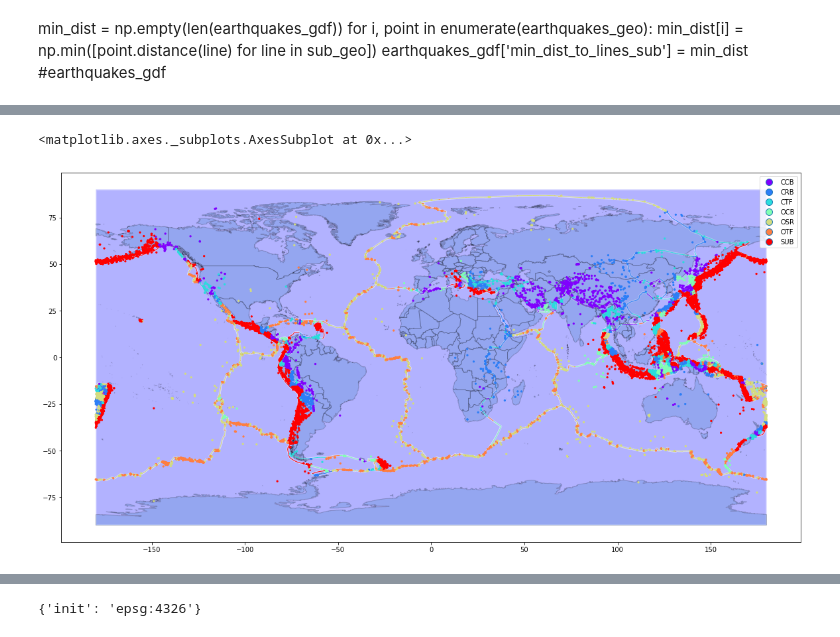
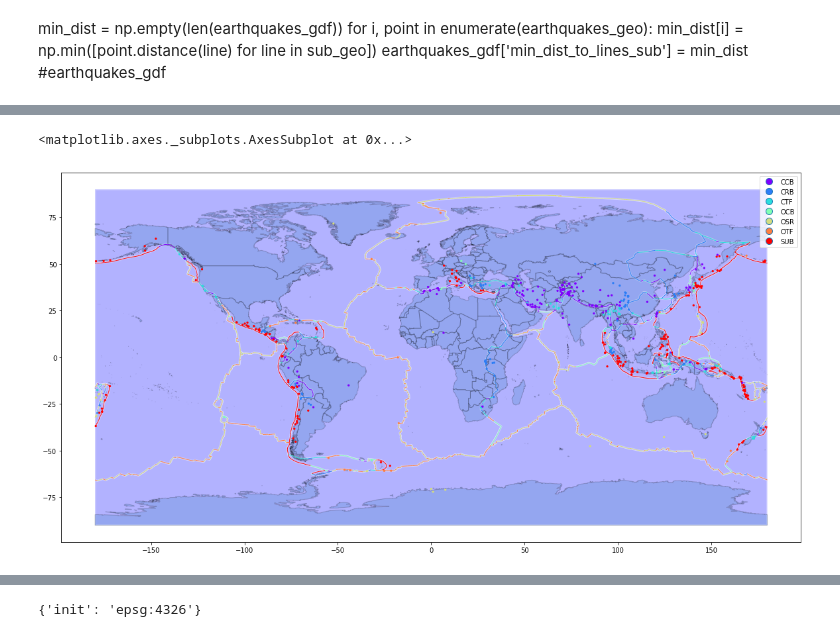
Before and after one commit to smitamisra/StrikingRobo_Earthquakes, a Jupyter notebook: MR_DQ3_2.ipynb, the cells around one changed output, grey strips where cells are left out. Saved outputs shown, nothing was run; the diff lists cells and outputs as text; code cells hidden in the pictures.

Commit message:
Continue analysis and normalization of earthquakes.

```diff
--- a/MR_DQ3_2.ipynb
+++ b/MR_DQ3_2.ipynb
@@ -723,14 +723,14 @@ earthquakes_dist2_test = gpd.GeoDataFrame(boundary_distances2, crs = {'init': 'e
 # %%
 fig, ax = plt.subplots(figsize = (20, 20))
 ax.set_aspect('equal')
 plates_gdf.plot(ax=ax, color='blue', edgecolor='white', alpha = 0.3, lw = 3.0)
 countries_gdf.plot(ax=ax, edgecolor='black', alpha = 0.2)
 boundaries_gdf.plot(ax=ax, column = "STEPCLASS", cmap = "rainbow", lw = 1, legend = True)
-#boundary_distances.plot(ax=ax, markersize = 5, column = "closest_boundary", cmap = "rainbow")
-earthquakes_dist2_test.plot(ax=ax, markersize = 5, column = "closest_boundary2", cmap = "rainbow")
+boundary_distances.plot(ax=ax, markersize = 5, column = "closest_boundary", cmap = "rainbow")
+#earthquakes_dist2_test.plot(ax=ax, markersize = 5, column = "closest_boundary2", cmap = "rainbow")
 # %% [output]
 <matplotlib.axes._subplots.AxesSubplot at 0x...>
-[figure, old version]
+[figure, new version]
 # %%
 plt.yscale('log', nonposy='clip')
 plt.hist(boundary_distances2["boundaries_geo2"], bins = 20)
```
Also changed, not shown: parts of 4 cells of this notebook.
